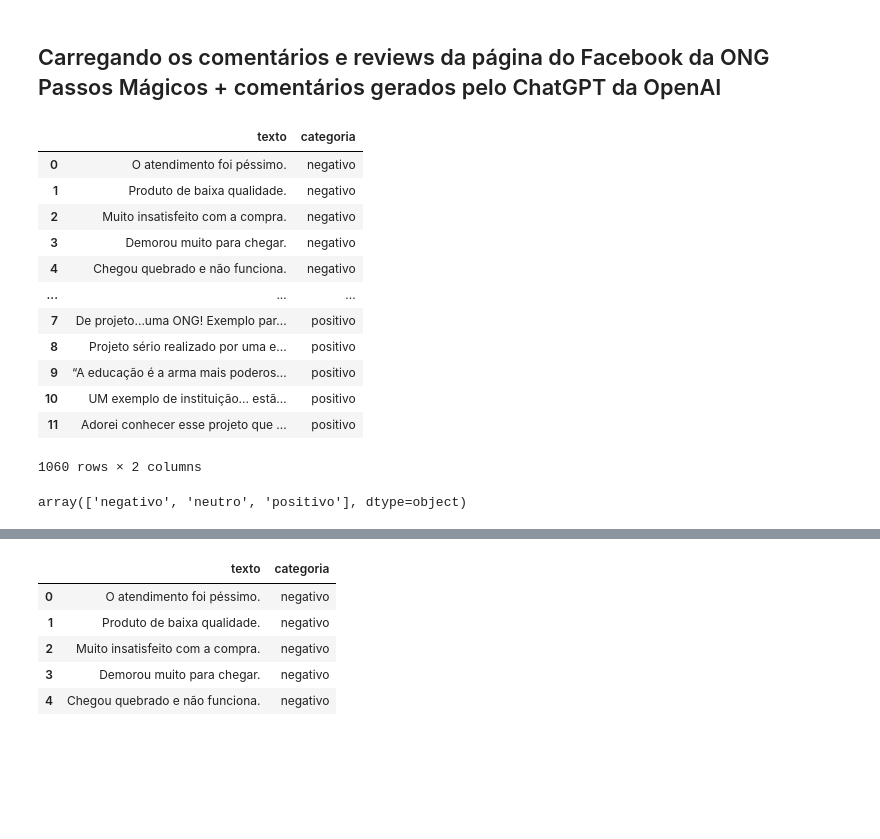
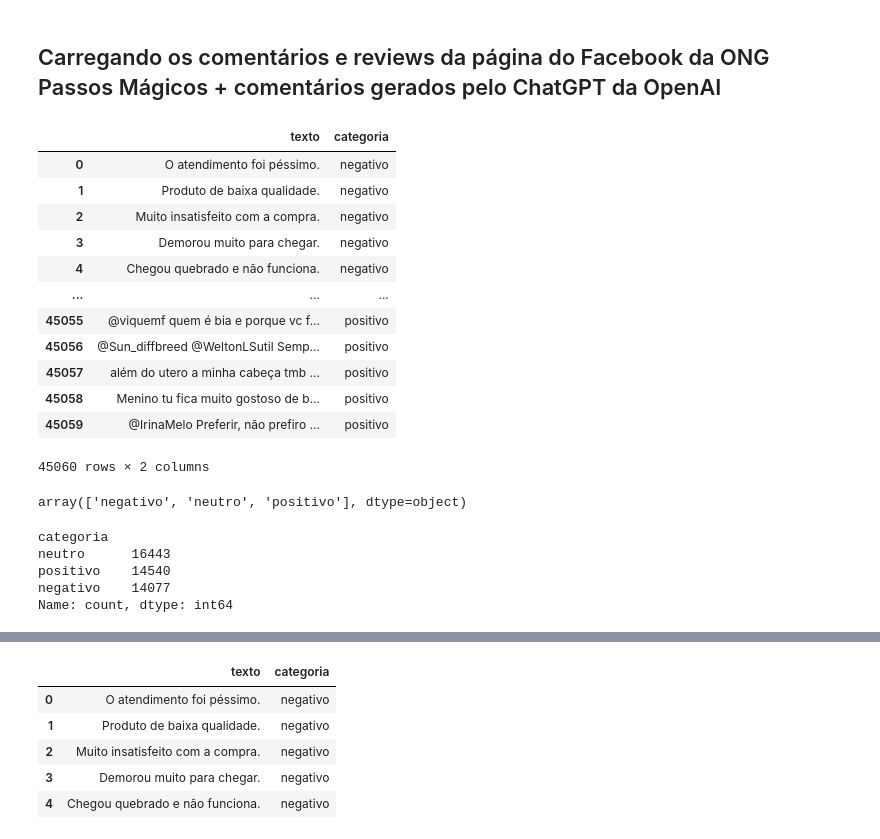
Before and after one commit to dhachcar/postech-tech-challenge-5, a Jupyter notebook: Tech_Challenge_5_NLP_Análise_de_sentimentos_de_texto.ipynb, the cells around one changed output, grey strips where cells are left out. Cells and saved outputs as stored; diff of their text form; code cells hidden in the pictures; blank space fills up the shorter version.

```diff
--- a/Tech_Challenge_5_NLP_Análise_de_sentimentos_de_texto.ipynb
+++ b/Tech_Challenge_5_NLP_Análise_de_sentimentos_de_texto.ipynb
@@ -100,19 +132,12 @@ df_2 = pd.read_csv('/content/chatgpt-base-comentarios-neutros.csv', sep=';')
 df_3 = pd.read_csv('/content/chatgpt-base-comentarios-positivos.csv', sep=';')
 df_4 = pd.read_csv('/content/facebook-mentions.csv', sep=';')
 df_5 = pd.read_csv('/content/facebook-reviews.csv', sep=';')
-df = pd.concat([df_1, df_2, df_3, df_4, df_5])
-df
+df_ptbr_sentiment_1 = pd.read_csv('/content/kaggle-data/TweetsNeutralHash.csv')
+df_ptbr_sentiment_2 = pd.read_csv('/content/kaggle-data/TweetsNeutralNews.csv')
+df_ptbr_sentiment_3 = pd.read_csv('/content/kaggle-data/TweetsWithTheme.csv')
+df_ptbr_sentiment_4 = pd.read_csv('/content/kaggle-data/NoThemeTweets.csv')
-# %% [output]
-|  | texto | categoria |
-| 0 | O atendimento foi péssimo. | negativo |
-| 1 | Produto de baixa qualidade. | negativo |
-| 2 | Muito insatisfeito com a compra. | negativo |
-| 3 | Demorou muito para chegar. | negativo |
-| 4 | Chegou quebrado e não funciona. | negativo |
-| ... | ... | ... |
-| 7 | De projeto...uma ONG! Exemplo par... | positivo |
-| 8 | Projeto sério realizado por uma e... | positivo |
-| 9 | “A educação é a arma mais poderos... | positivo |
-| 10 | UM exemplo de instituição... estã... | positivo |
-| 11 | Adorei conhecer esse projeto que ... | positivo |
-1060 rows × 2 columns
+# %%
+df_ptbr_sentiment_1['categoria'] = df_ptbr_sentiment_1['sentiment'].str.lower()
+df_ptbr_sentiment_1['texto'] = df_ptbr_sentiment_1['tweet_text']
+df_ptbr_sentiment_1_final = df_ptbr_sentiment_1[['texto', 'categoria']]
+df_ptbr_sentiment_1_final = df_ptbr_sentiment_1_final.sample(8000, random_state=777)
@@ -119,7 +159,32 @@ df
+# %%
+df = pd.concat([df_1, df_2, df_3, df_4, df_5, df_ptbr_sentiment_1_final, df_ptbr_sentiment_2_final, df_ptbr_sentiment_3_final, df_ptbr_sentiment_4_final], ignore_index=True)
+df
+# %% [output]
+|  | texto | categoria |
+| 0 | O atendimento foi péssimo. | negativo |
+| 1 | Produto de baixa qualidade. | negativo |
+| 2 | Muito insatisfeito com a compra. | negativo |
+| 3 | Demorou muito para chegar. | negativo |
+| 4 | Chegou quebrado e não funciona. | negativo |
+| ... | ... | ... |
+| 45055 | @viquemf quem é bia e porque vc f... | positivo |
+| 45056 | @Sun_diffbreed @WeltonLSutil Semp... | positivo |
+| 45057 | além do utero a minha cabeça tmb ... | positivo |
+| 45058 | Menino tu fica muito gostoso de b... | positivo |
+| 45059 | @IrinaMelo Preferir, não prefiro ... | positivo |
+45060 rows × 2 columns
 # %%
 df['categoria'].unique()
 # %% [output]
 array(['negativo', 'neutro', 'positivo'], dtype=object)
+# %%
+df['categoria'].value_counts()
+# %% [output]
+categoria
+neutro      16443
+positivo    14540
+negativo    14077
+Name: count, dtype: int64
 # %%
 df.shape
 # %% [output]
```
Also changed, not shown: parts of 43 cells of this notebook.
